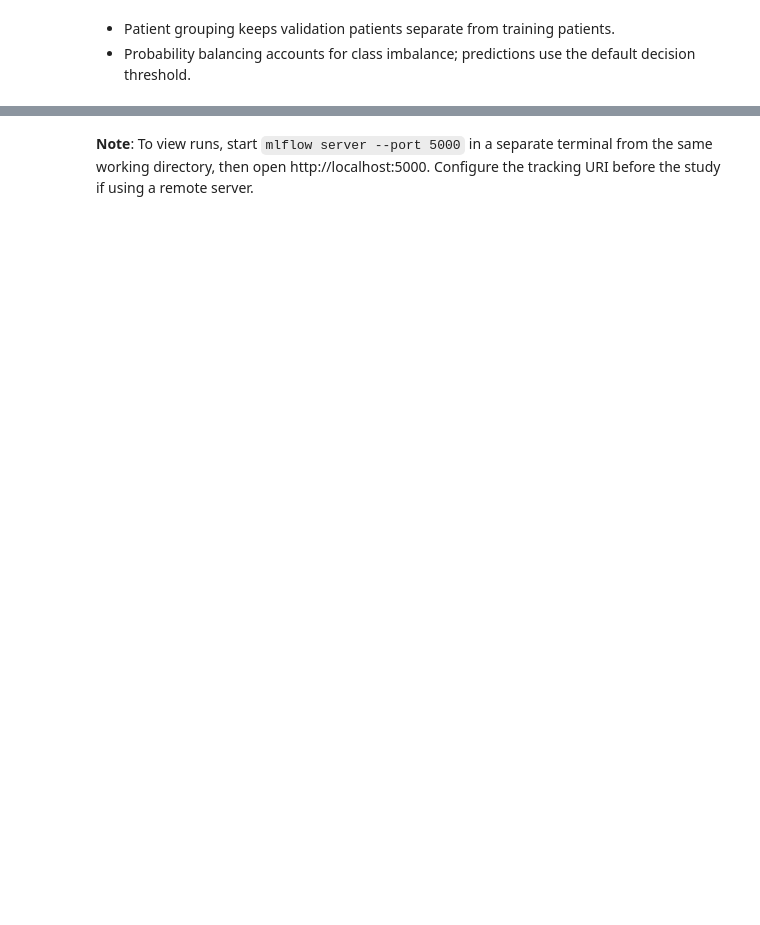
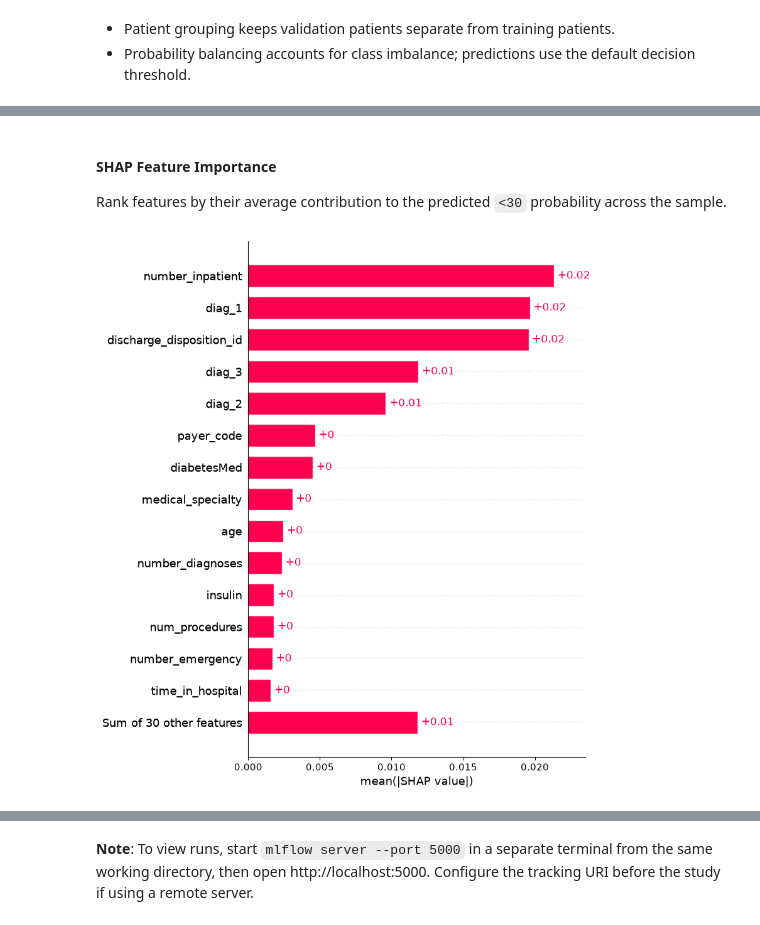
Before and after one commit to anilsathyan7/modern_data_science, a Jupyter notebook: tabular_data/diabetes_hospital.ipynb, the cells around one changed output, grey strips where cells are left out. Drawn from its saved outputs; the diff is of its cells as text; code cells hidden in the pictures; blank space fills up the shorter version.

```diff
--- a/tabular_data/diabetes_hospital.ipynb
+++ b/tabular_data/diabetes_hospital.ipynb
@@ -756,0 +906,49 @@ CatBoost has higher macro-F1, while TabPFN finds more early readmissions and rai
+# %%
+# Use development rows as the SHAP reference and explain a small part of the shared sample.
+ag_shap_background = X_dev.sample(n=min(50, len(X_dev)), random_state=SEED)
+ag_shap_sample = shap_sample.iloc[:100].copy()
+
+# Return the selected AutoGluon model's early-readmission probability to SHAP.
+def predict_ag_early_probability(values):
+    if isinstance(values, pd.DataFrame):
+        frame = values.copy()
+    else:
+        frame = pd.DataFrame(values, columns=X_dev.columns)
+    frame = frame.astype(X_dev.dtypes.to_dict())
+    # This ID is ignored as a model feature but retained for AutoGluon's input schema.
+    frame[AG_GROUP_COLUMN] = groups.loc[X_dev.index[0]]
+    return autogluon_predictor.predict_proba(frame, as_multiclass=True)[EARLY_LABEL].to_numpy()
+
+# Estimate Kernel SHAP values for the early-readmission probability.
+ag_shap_explainer = shap.KernelExplainer(
+    predict_ag_early_probability,
+    ag_shap_background,
+)
+ag_shap_array = ag_shap_explainer.shap_values(ag_shap_sample, nsamples=100)
+ag_shap_values = shap.Explanation(
+    values=np.asarray(ag_shap_array),
+    base_values=np.full(
+        len(ag_shap_sample), float(np.asarray(ag_shap_explainer.expected_value).squeeze())
+    ),
+    data=ag_shap_sample.to_numpy(dtype=object),
+    feature_names=list(X_dev.columns),
+)
+
+
+# Display one chart and attach it to the AutoGluon MLflow run.
+def show_ag_shap(name):
+    fig = plt.gcf()
+    fig.tight_layout()
+    with mlflow.start_run(run_id=autogluon_run.info.run_id):
+        mlflow.log_figure(fig, f"shap/{SHAP_DATASET}/autogluon_{name}.png")
+    display(fig)
+    plt.close(fig)
+# %% [markdown]
+#### SHAP Feature Importance
+
+Rank features by their average contribution to the predicted `<30` probability across the sample.
+# %%
+shap.plots.bar(ag_shap_values, max_display=15, show=False)
+show_ag_shap("feature_importance")
+# %% [output]
+[figure, added]
```
Also changed, not shown: parts of 52 cells of this notebook, 2 other files.
